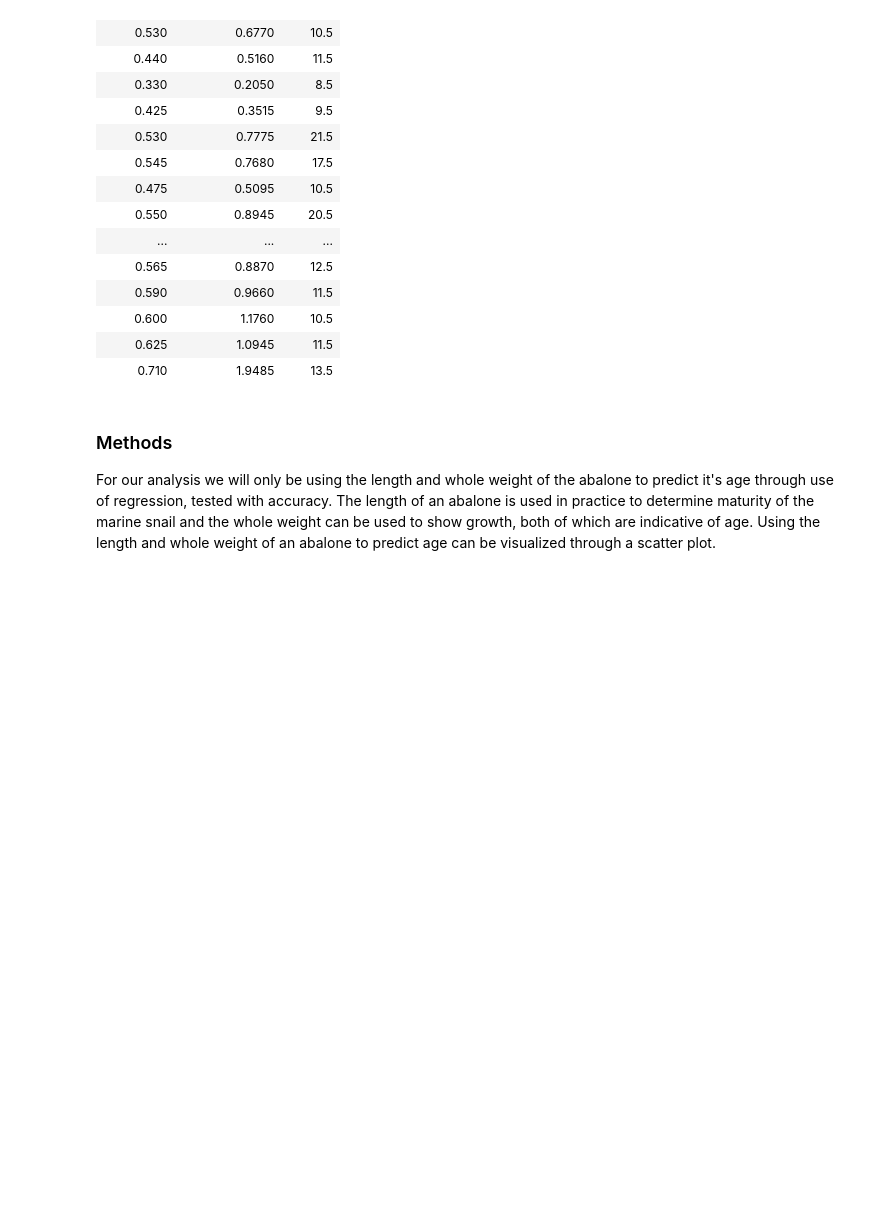
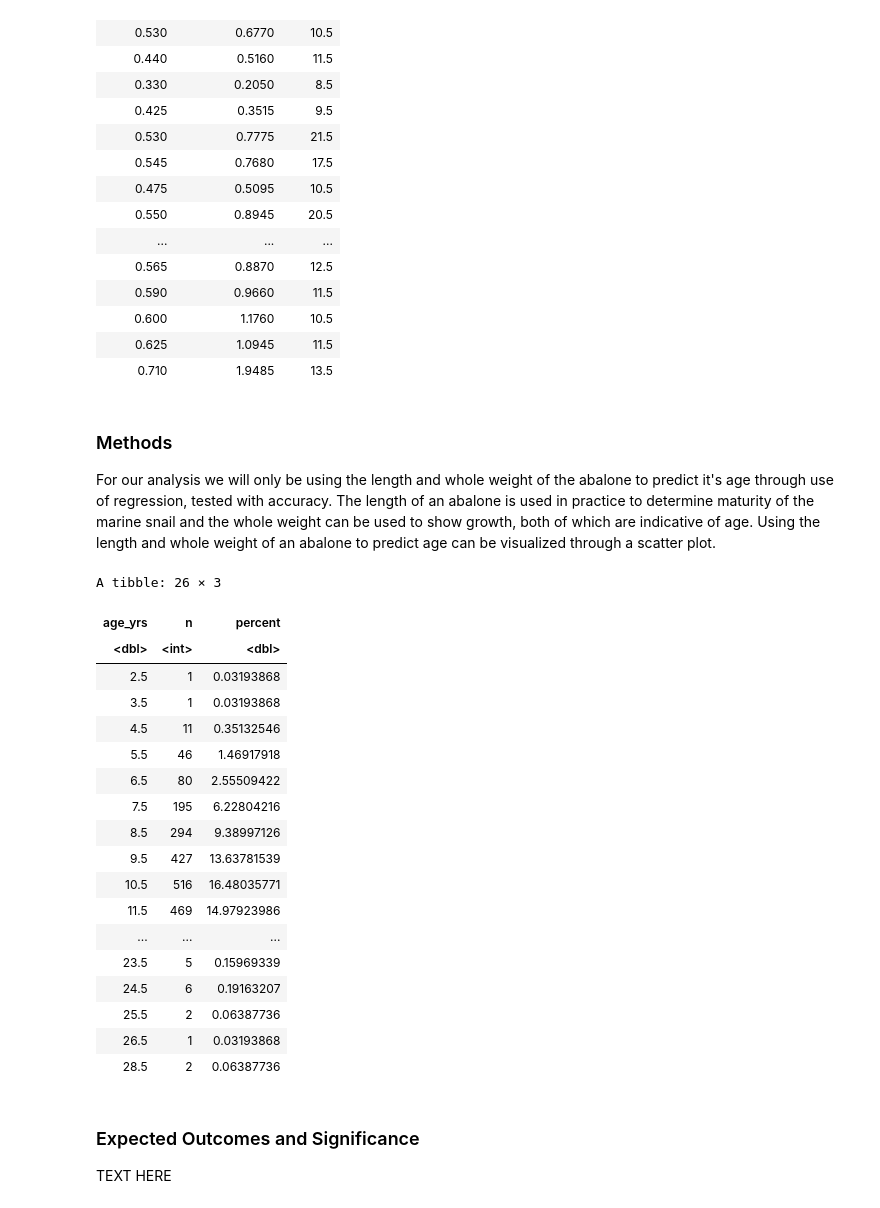
Before and after one commit to Putri99036618/PROPOSAL-FIX, a Jupyter notebook: reading data.ipynb, the cells around one changed output. Cells and saved outputs as stored; diff of their text form; code cells hidden in the pictures; blank space fills up the shorter version.

Commit message:
Coded Training Data and Made a Summary Graph
Added in sections for expected results and intro to go too

```diff
--- a/reading data.ipynb
+++ b/reading data.ipynb
@@ -67,3 +80,34 @@ A tibble: 4177 × 3
 # %% [markdown]
 ### Methods
 For our analysis we will only be using the length and whole weight of the abalone to predict it's age through use of regression, tested with accuracy. The length of an abalone is used in practice to determine maturity of the marine snail and the whole weight can be used to show growth, both of which are indicative of age. Using the length and whole weight of an abalone to predict age can be visualized through a scatter plot.
+# %%
+library(tidymodels)
+abalone_split <- initial_split(abalone_data, prop = 0.75, strata = age_yrs)
+abalone_train <- training(abalone_split)
+abalone_test <- testing(abalone_split)
+
+abalone_age_proportions <- abalone_train |>
+    group_by(age_yrs) |>
+    summarize(n=n()) |>
+    mutate(percent = 100*n/nrow(abalone_train))
+abalone_age_proportions
+# %% [output]
+A tibble: 26 × 3
+| age_yrs | n | percent |
+| <dbl> | <int> | <dbl> |
+| 2.5 | 1 | 0.03193868 |
+| 3.5 | 1 | 0.03193868 |
+| 4.5 | 11 | 0.35132546 |
+| 5.5 | 46 | 1.46917918 |
+| 6.5 | 80 | 2.55509422 |
+| 7.5 | 195 | 6.22804216 |
+| 8.5 | 294 | 9.38997126 |
+| 9.5 | 427 | 13.63781539 |
+| 10.5 | 516 | 16.48035771 |
+| 11.5 | 469 | 14.97923986 |
+| ... | ... | ... |
+| 23.5 | 5 | 0.15969339 |
+| 24.5 | 6 | 0.19163207 |
+| 25.5 | 2 | 0.06387736 |
+| 26.5 | 1 | 0.03193868 |
+| 28.5 | 2 | 0.06387736 |
@@ -69,0 +116,3 @@ For our analysis we will only be using the length and whole weight of the abalon
+# %% [markdown]
+### Expected Outcomes and Significance
+TEXT HERE
```
Also changed, not shown: parts of 3 cells of this notebook.
